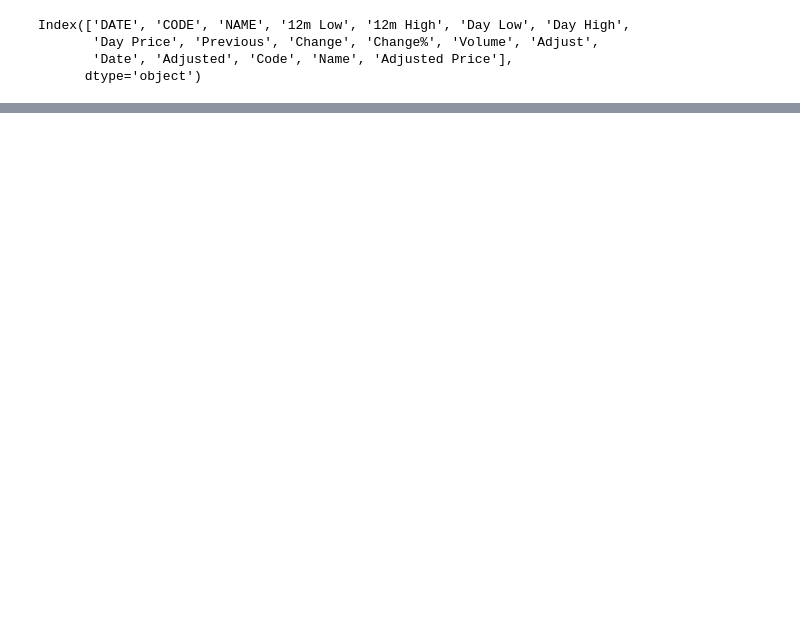
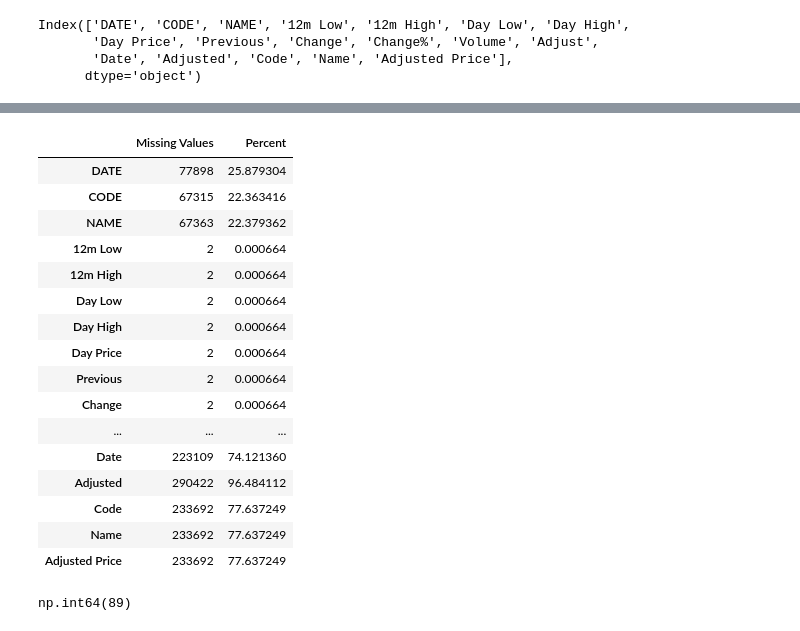
Before and after one commit to Assesa44/Stock-Market-Prediction, a Jupyter notebook: notebooks/business_understanding.ipynb, the cells around one changed output, grey strips where cells are left out. Saved outputs shown, nothing was run; the diff lists cells and outputs as text; code cells hidden in the pictures; blank space fills up the shorter version.

Commit message:
feat: perform data inspection

```diff
--- a/notebooks/business_understanding.ipynb
+++ b/notebooks/business_understanding.ipynb
@@ -252,0 +316,29 @@ Index(['DATE', 'CODE', 'NAME', '12m Low', '12m High', 'Day Low', 'Day High',
+# %%
+# Total and percent missing
+missing = combined_df.isnull().sum()
+missing_percent = (missing / len(combined_df)) * 100
+missing_df = pd.DataFrame({'Missing Values': missing, 'Percent': missing_percent})
+missing_df[missing_df['Missing Values'] > 0]
+# %% [output]
+|  | Missing Values | Percent |
+| DATE | 77898 | 25.879304 |
+| CODE | 67315 | 22.363416 |
+| NAME | 67363 | 22.379362 |
+| 12m Low | 2 | 0.000664 |
+| 12m High | 2 | 0.000664 |
+| Day Low | 2 | 0.000664 |
+| Day High | 2 | 0.000664 |
+| Day Price | 2 | 0.000664 |
+| Previous | 2 | 0.000664 |
+| Change | 2 | 0.000664 |
+| ... | ... | ... |
+| Date | 223109 | 74.121360 |
+| Adjusted | 290422 | 96.484112 |
+| Code | 233692 | 77.637249 |
+| Name | 233692 | 77.637249 |
+| Adjusted Price | 233692 | 77.637249 |
+# %%
+# Check duplicates
+combined_df.duplicated().sum()
+# %% [output]
+np.int64(89)
```
Also changed, not shown: parts of 6 cells of this notebook.
